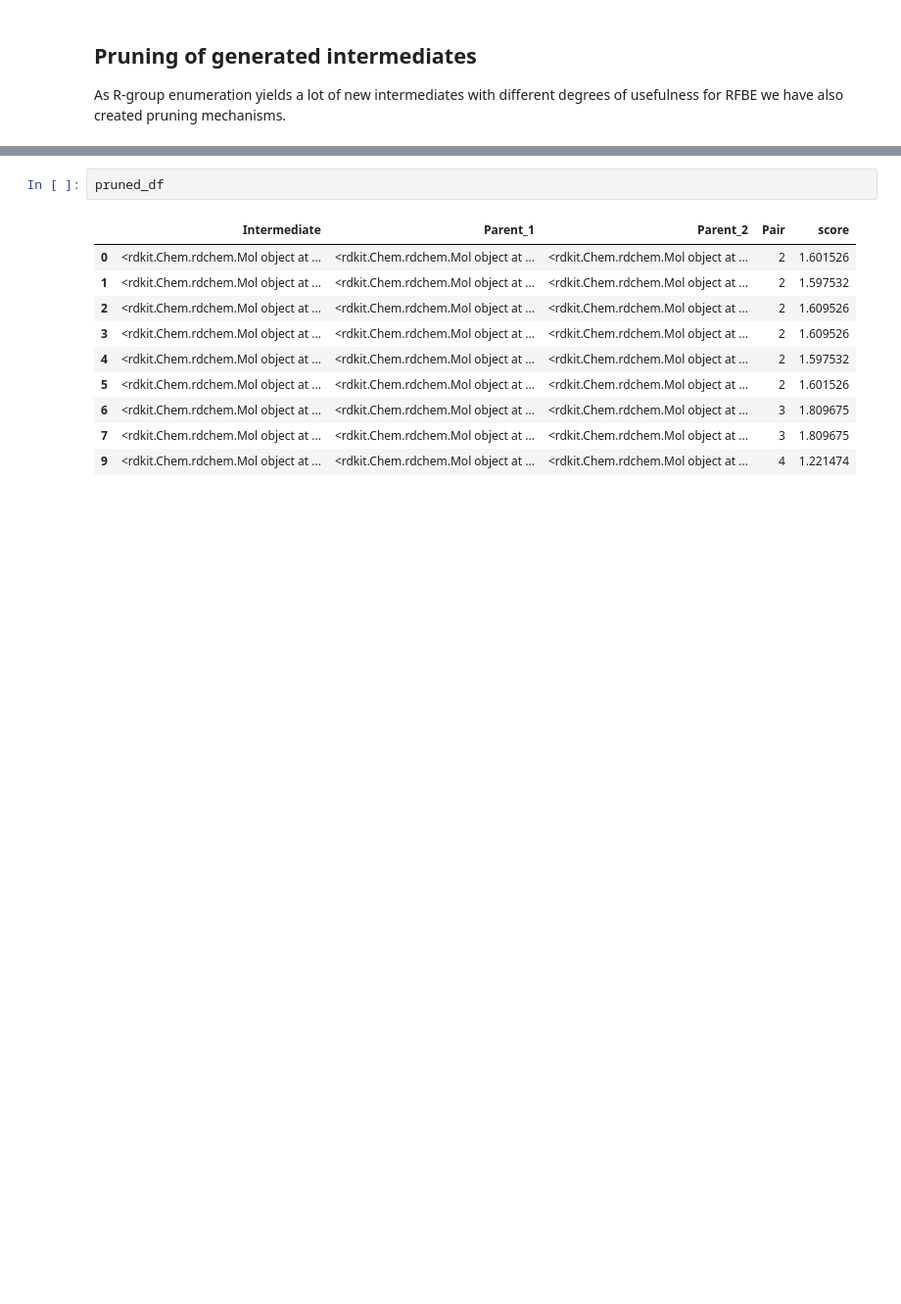
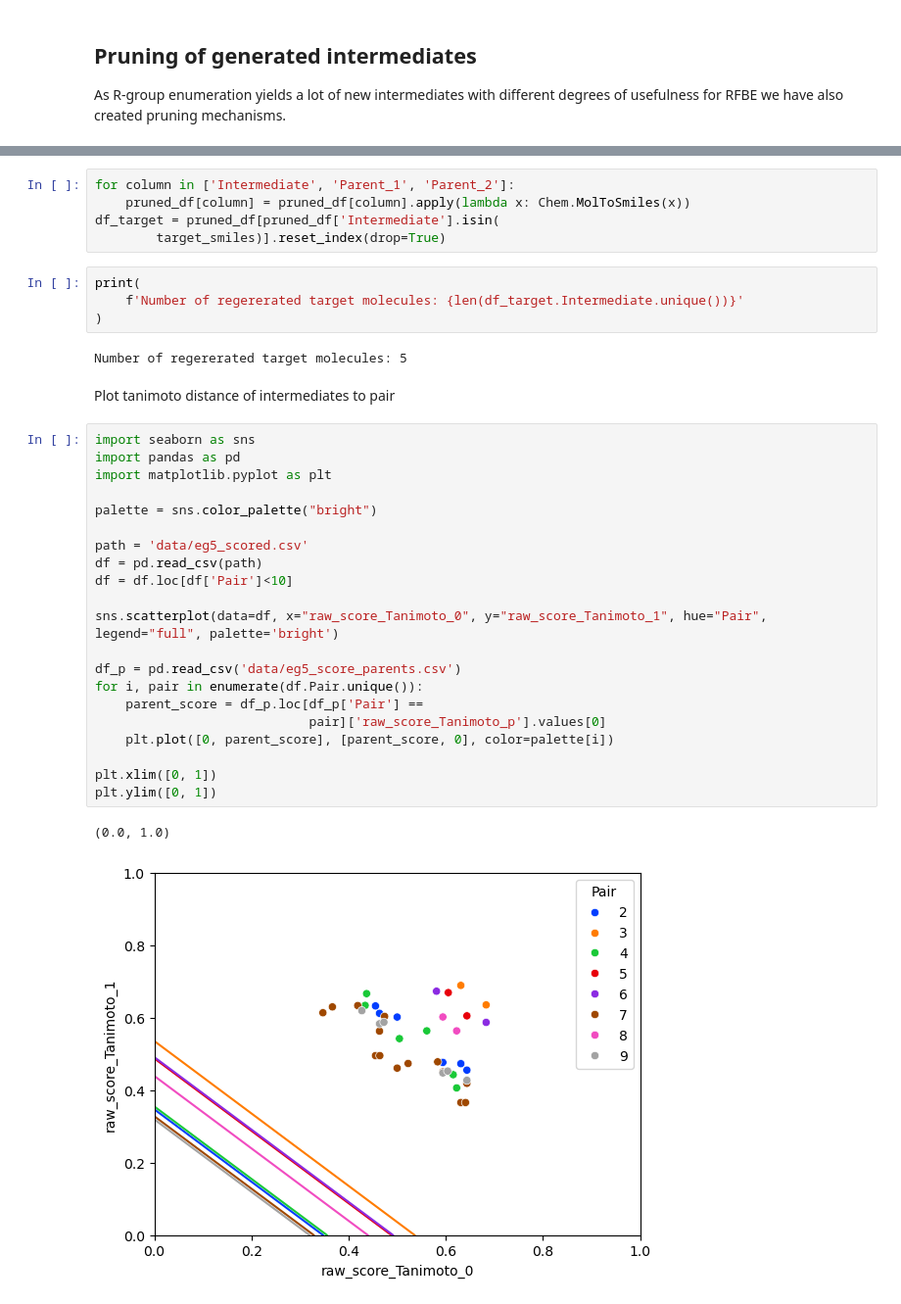
Before and after one commit to LindeSchoenmaker/IMERGE-FEP, a Jupyter notebook: eg5_case_study.ipynb, the cells around one changed output, grey strips where cells are left out. Shown at 98% size. Saved outputs shown, nothing was run; the diff lists cells and outputs as text; blank space fills up the shorter version.

```diff
--- a/eg5_case_study.ipynb
+++ b/eg5_case_study.ipynb
@@ -119,13 +106,37 @@ See the caveats in the documentation: https://pandas.pydata.org/pandas-docs/stab
-# %%
-pruned_df
-# %% [output]
-|  | Intermediate | Parent_1 | Parent_2 | Pair | score |
-| 0 | <rdkit.Chem.rdchem.Mol object at ... | <rdkit.Chem.rdchem.Mol object at ... | <rdkit.Chem.rdchem.Mol object at ... | 2 | 1.601526 |
-| 1 | <rdkit.Chem.rdchem.Mol object at ... | <rdkit.Chem.rdchem.Mol object at ... | <rdkit.Chem.rdchem.Mol object at ... | 2 | 1.597532 |
-| 2 | <rdkit.Chem.rdchem.Mol object at ... | <rdkit.Chem.rdchem.Mol object at ... | <rdkit.Chem.rdchem.Mol object at ... | 2 | 1.609526 |
-| 3 | <rdkit.Chem.rdchem.Mol object at ... | <rdkit.Chem.rdchem.Mol object at ... | <rdkit.Chem.rdchem.Mol object at ... | 2 | 1.609526 |
-| 4 | <rdkit.Chem.rdchem.Mol object at ... | <rdkit.Chem.rdchem.Mol object at ... | <rdkit.Chem.rdchem.Mol object at ... | 2 | 1.597532 |
-| 5 | <rdkit.Chem.rdchem.Mol object at ... | <rdkit.Chem.rdchem.Mol object at ... | <rdkit.Chem.rdchem.Mol object at ... | 2 | 1.601526 |
-| 6 | <rdkit.Chem.rdchem.Mol object at ... | <rdkit.Chem.rdchem.Mol object at ... | <rdkit.Chem.rdchem.Mol object at ... | 3 | 1.809675 |
-| 7 | <rdkit.Chem.rdchem.Mol object at ... | <rdkit.Chem.rdchem.Mol object at ... | <rdkit.Chem.rdchem.Mol object at ... | 3 | 1.809675 |
-| 9 | <rdkit.Chem.rdchem.Mol object at ... | <rdkit.Chem.rdchem.Mol object at ... | <rdkit.Chem.rdchem.Mol object at ... | 4 | 1.221474 |
+# %%
+for column in ['Intermediate', 'Parent_1', 'Parent_2']:
+    pruned_df[column] = pruned_df[column].apply(lambda x: Chem.MolToSmiles(x))
+df_target = pruned_df[pruned_df['Intermediate'].isin(
+        target_smiles)].reset_index(drop=True)
+# %%
+print(
+    f'Number of regererated target molecules: {len(df_target.Intermediate.unique())}'
+)
+# %% [output]
+Number of regererated target molecules: 5
+# %% [markdown]
+Plot tanimoto distance of intermediates to pair
+# %%
+import seaborn as sns
+import pandas as pd
+import matplotlib.pyplot as plt
+
+palette = sns.color_palette("bright")
+
+path = 'data/eg5_scored.csv'
+df = pd.read_csv(path)
+df = df.loc[df['Pair']<10]
+
+sns.scatterplot(data=df, x="raw_score_Tanimoto_0", y="raw_score_Tanimoto_1", hue="Pair", legend="full", palette='bright')
+
+df_p = pd.read_csv('data/eg5_score_parents.csv')
+for i, pair in enumerate(df.Pair.unique()):
+    parent_score = df_p.loc[df_p['Pair'] ==
+                            pair]['raw_score_Tanimoto_p'].values[0]
+    plt.plot([0, parent_score], [parent_score, 0], color=palette[i])
+
+plt.xlim([0, 1])
+plt.ylim([0, 1])
+# %% [output]
+(0.0, 1.0)
+[figure, added]
```
Also changed, not shown: parts of 6 cells of this notebook, 3 other files.
